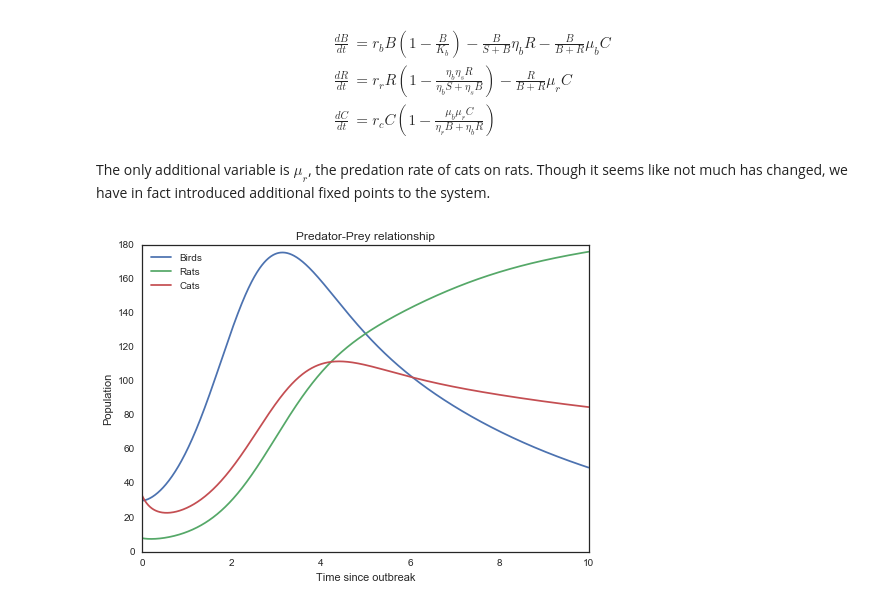
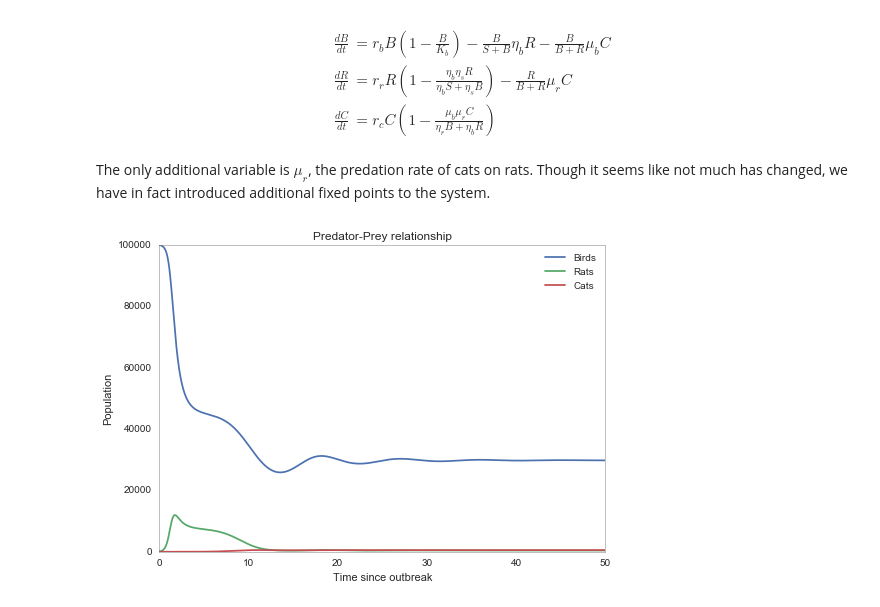
Before and after one commit to aaron2220/Mesopredator-Release, a Jupyter notebook: mesopredator release.ipynb, the cells around one changed output. Drawn from its saved outputs; the diff is of its cells as text; code cells hidden in the pictures.

```diff
--- a/mesopredator release.ipynb
+++ b/mesopredator release.ipynb
@@ -205,7 +207,7 @@ def catbird_solve(B0,C0):
         return [f1, f2]
     # initial conditions
     y0 = [B0, C0]
-    t  = np.linspace(0, 20, 1000)       # time
+    t  = np.linspace(0, 100, 1000.)       # time
     # solve the DEs
     soln = odeint(f, y0, t)
     B = soln[:, 0]
@@ -223,18 +225,18 @@ def catbird_solve(B0,C0):
 
 # CONSTANTS
     # birds
-rb = 5  # birth rate
-mub = 1.5   # predation rate
-Kb = 400   # carrying capacity
+rb = 1.5  # birth rate
+mub = 54.   # predation rate
+Kb = 100000.   # carrying capacity
     # cats
-rc = 1.5   # birth rate
+rc = 0.75   # birth rate
 
 # solve the system dy/dt = f(y, t) -> F = y(t)
 # initial conditions
 
 #solve(f,B0,R0,t)
-a_slider = widgets.FloatSliderWidget(min=0, max=500, step=1, value=1)
-b_slider = widgets.FloatSliderWidget(min=0, max=500, step=1, value=1)
+a_slider = widgets.FloatSliderWidget(min=0, max=100000, step=100, value=100000)
+b_slider = widgets.FloatSliderWidget(min=0, max=1000, step=1, value=1)
 w = widgets.interactive( catbird_solve, B0=a_slider, C0=b_slider)
 display(w)
 # %% [output]
@@ -326,47 +337,47 @@ def solve(B0,R0,C0):
         return [f1, f2, f3]
     # initial conditions
     y0 = [B0, R0, C0]
-    t  = np.linspace(0, 10, 1000)       # time
+    t  = np.linspace(0, 50, 1000)       # time
     # solve the DEs
     soln = odeint(f, y0, t)
     B = soln[:, 0]
     R = soln[:, 1]
     C = soln[:, 2]
 
     # plot results
     plt.figure()
     plt.plot(t, B, label='Birds')
     plt.plot(t, R, label='Rats')
     plt.plot(t, C, label='Cats')
     plt.xlabel('Time since outbreak')
     plt.ylabel('Population')
     plt.title('Predator-Prey relationship')
     plt.legend(loc=0)
 
 
 # CONSTANTS
     # birds
-rb = 2  # birth rate
-nub = 3   # predation rate
-mub = 2
-Kb = 400   # carrying capacity
+rb = 1.5  # birth rate
+nub = 6.   # predation rate
+mub = 54.
+Kb = 100000.   # carrying capacity
     # rats
-rr = 2   # birth rate
-nus = 1
-mur = 3
+rr = 4.0   # birth rate
+nus = 365.
+mur = 200.
     # cats
-rc = 2
+rc = 0.75
     # non-avian food
-S = 400.    # total (constant and abundant)
+S = 10000.    # total (constant and abundant)
 
 #solve(f,B0,R0,t)
-a_slider = widgets.IntSliderWidget(min=0, max=500, step=1, value=0)
-b_slider = widgets.FloatSliderWidget(min=0, max=500, step=1, value=0)
-c_slider = widgets.FloatSliderWidget(min=0, max=500, step=1, value=0)
+a_slider = widgets.FloatSliderWidget(min=0, max=100000, step=100, value=100000)
+b_slider = widgets.FloatSliderWidget(min=0, max=10000, step=10, value=100)
+c_slider = widgets.FloatSliderWidget(min=0, max=100, step=1, value=1)
 w = widgets.interactive( solve, B0=a_slider, R0=b_slider, C0=c_slider)
 display(w)
 # %% [output]
-[figure, old version]
+[figure, new version]
 # %%
 def mesophase(nus,rb,nub,mub,rr,mur,rc,angle):
     fig = plt.figure(figsize=(8,8), dpi=600)
```
Also changed, not shown: parts of 11 cells of this notebook.
